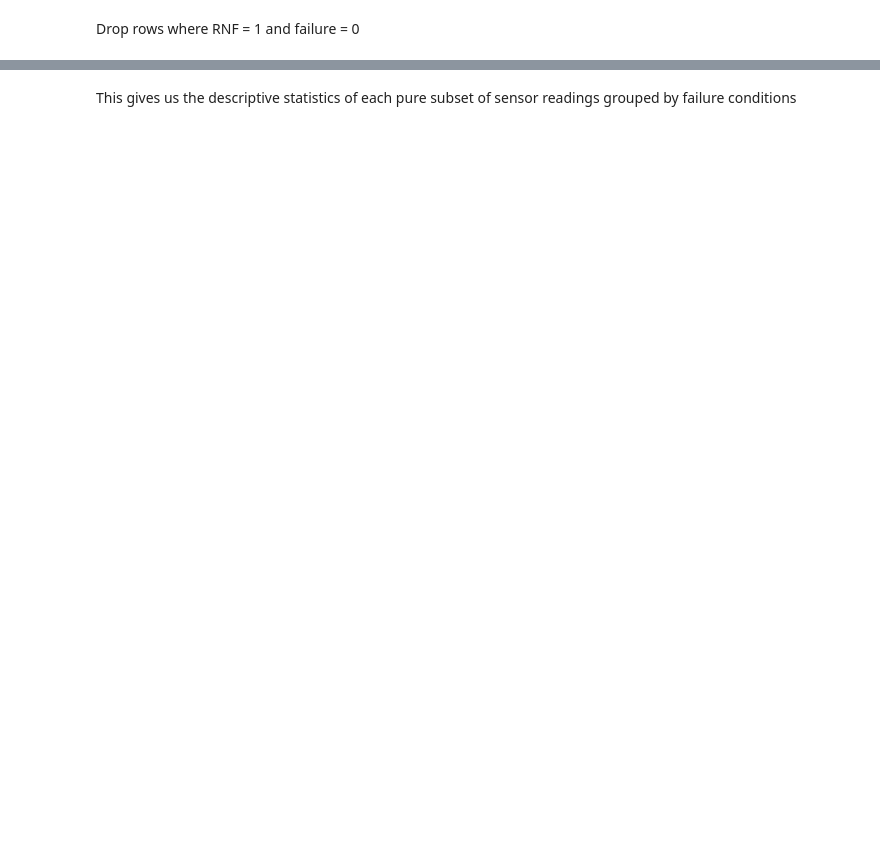
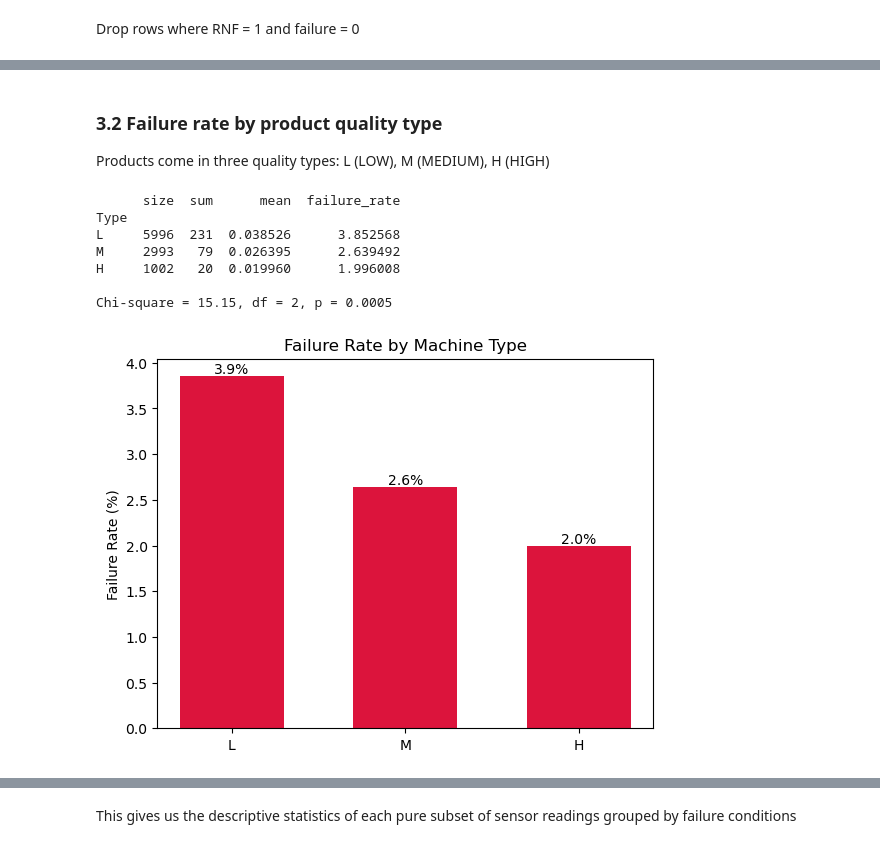
Before and after one commit to JustinSu11/AAI_500_Final, a Jupyter notebook: data_analysis.ipynb, the cells around one changed output, grey strips where cells are left out. Cells and saved outputs as stored; diff of their text form; code cells hidden in the pictures; blank space fills up the shorter version.

```diff
--- a/data_analysis.ipynb
+++ b/data_analysis.ipynb
@@ -97,0 +197,32 @@ for sensor_reading in sensor_readings:
+# %% [markdown]
+### 3.2 Failure rate by product quality type
+
+Products come in three quality types: L (LOW), M (MEDIUM), H (HIGH)
+# %%
+import scipy.stats as stats
+type_summary = (df.groupby('Type')['Machine failure'].agg(['size', 'sum', 'mean']).reindex(['L', 'M', 'H']))
+type_summary['failure_rate'] = (type_summary['mean']*100)
+print(type_summary)
+
+# Chi-square test for independence between 'Type' and 'Machine failure'
+contingency = pd.crosstab(df['Type'], df['Machine failure'])
+chi2, p_value, dof, _ = stats.chi2_contingency(contingency)
+print(f'\nChi-square = {chi2:.2f}, df = {dof}, p = {p_value:.4f}')
+
+fig, ax = plt.subplots()
+bars = ax.bar(type_summary.index, type_summary['failure_rate'],
+              color='crimson', width=0.6)
+ax.bar_label(bars, fmt='%.1f%%')
+ax.set_ylabel('Failure Rate (%)')
+ax.set_title('Failure Rate by Machine Type')
+
+plt.show()
+# %% [output]
+      size  sum      mean  failure_rate
+Type
+L     5996  231  0.038526      3.852568
+M     2993   79  0.026395      2.639492
+H     1002   20  0.019960      1.996008
+
+Chi-square = 15.15, df = 2, p = 0.0005
+[figure, added]
```
Also changed, not shown: parts of 41 cells of this notebook.
